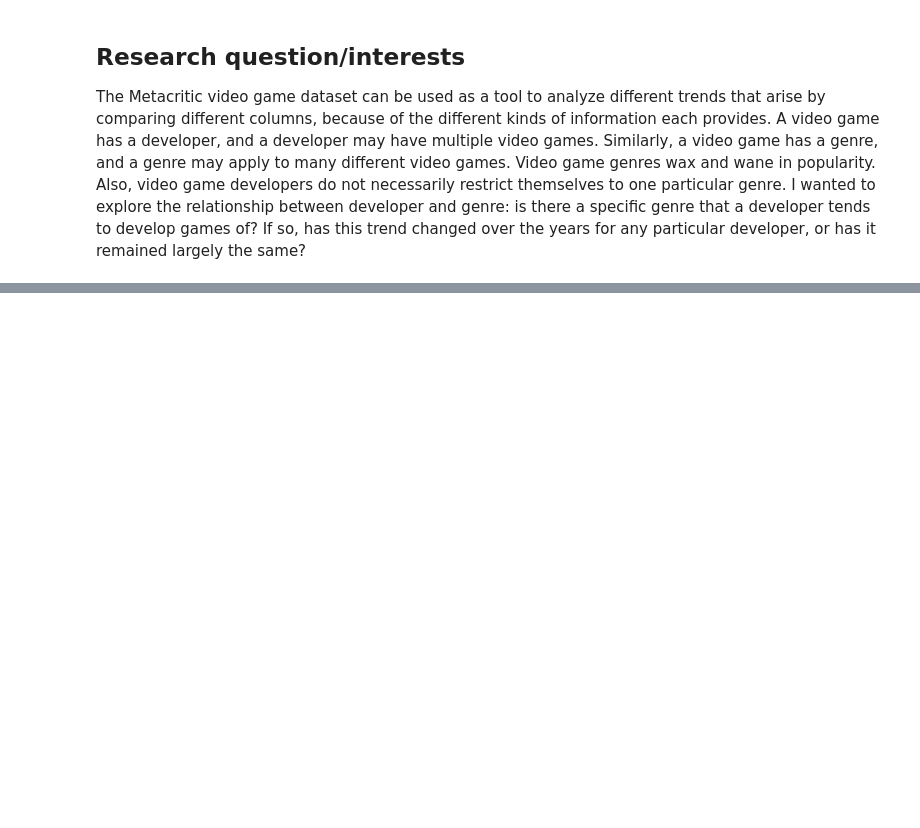
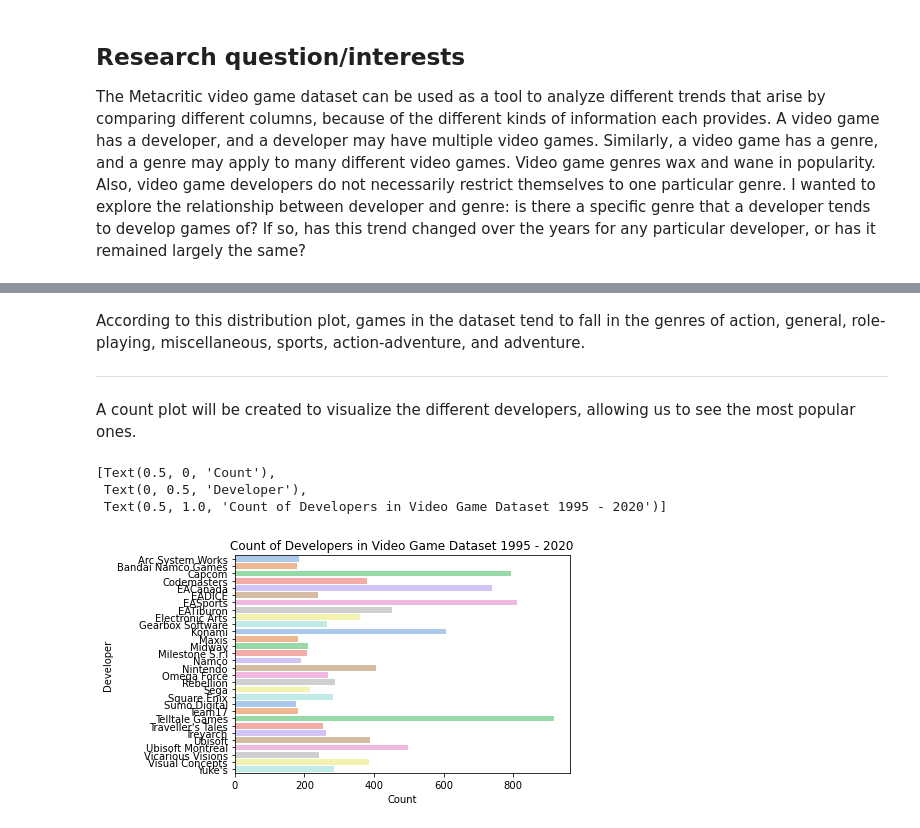
Before and after one commit to ubco-W2022T1-cosc301/project-group07, a Jupyter notebook: notebooks/analysis2.ipynb, the cells around one changed output, grey strips where cells are left out. Drawn from its saved outputs; the diff is of its cells as text; code cells hidden in the pictures; blank space fills up the shorter version.

```diff
--- a/notebooks/analysis2.ipynb
+++ b/notebooks/analysis2.ipynb
@@ -29,0 +208,18 @@ print(df)
+# %% [markdown]
+According to this distribution plot, games in the dataset tend to fall in the genres of action, general, role-playing, miscellaneous, sports, action-adventure, and adventure.
+
+---
+# %% [markdown]
+A count plot will be created to visualize the different developers, allowing us to see the most popular ones.
+# %%
+# sort developer alphabetically
+df = df.sort_values("Developer")
+
+# plot count of developers
+dev_plot = sns.countplot(y=df["Developer"], palette="pastel")
+dev_plot.set(xlabel="Count", ylabel="Developer", title="Count of Developers in Video Game Dataset 1995 - 2020")
+# %% [output]
+[Text(0.5, 0, 'Count'),
+ Text(0, 0.5, 'Developer'),
+ Text(0.5, 1.0, 'Count of Developers in Video Game Dataset 1995 - 2020')]
+[figure, added]
```
Also changed, not shown: parts of 41 cells of this notebook, 2 other files.
